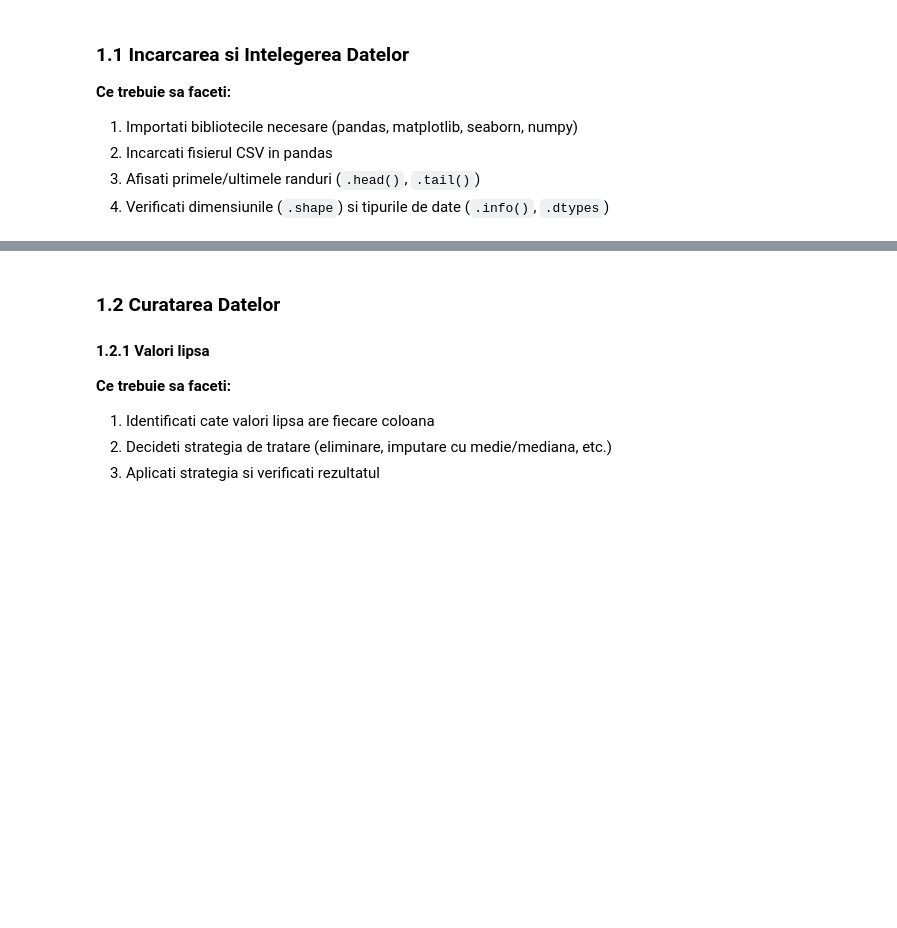
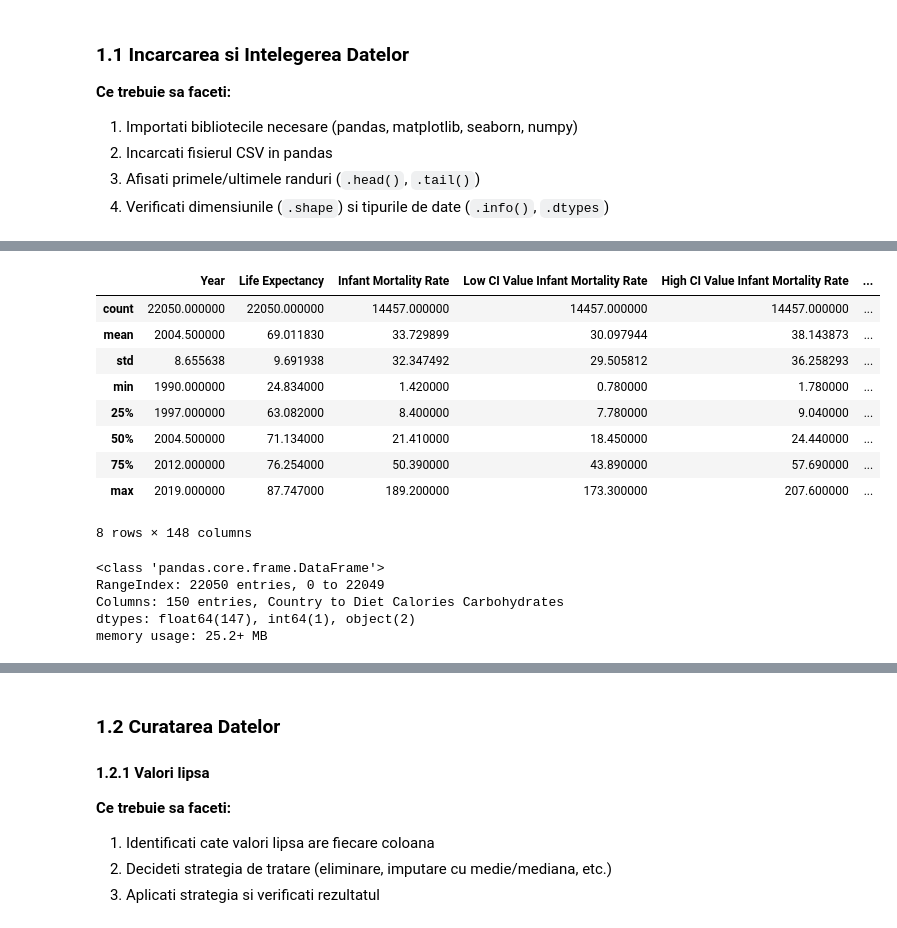
Before and after one commit to monica-raluca/AAD, a Jupyter notebook: AAD_Project.ipynb, the cells around one changed output, grey strips where cells are left out. Cells and saved outputs as stored; diff of their text form; code cells hidden in the pictures; blank space fills up the shorter version.

Commit message:
Uploaded & explored data

```diff
--- a/AAD_Project.ipynb
+++ b/AAD_Project.ipynb
@@ -109,4 +117,5 @@ import numpy as np
 # %%
 # TODO: Incarcati datasetul vostru
 # df = pd.read_csv('calea/catre/fisierul_vostru.csv')
-df = None
+df_big = pd.read_csv('./data/UnifiedDataset.csv')
+df_price = pd.read_csv('./data/price_of_healthy_diet_clean.csv')
@@ -119,2 +137,21 @@ df.head()
+# %%
+df_big.describe()
+# %% [output]
+|  | Year | Life Expectancy | Infant Mortality Rate | Low CI Value Infant Mortality Rate | High CI Value Infant Mortality Rate | ... |
+| count | 22050.000000 | 22050.000000 | 14457.000000 | 14457.000000 | 14457.000000 | ... |
+| mean | 2004.500000 | 69.011830 | 33.729899 | 30.097944 | 38.143873 | ... |
+| std | 8.655638 | 9.691938 | 32.347492 | 29.505812 | 36.258293 | ... |
+| min | 1990.000000 | 24.834000 | 1.420000 | 0.780000 | 1.780000 | ... |
+| 25% | 1997.000000 | 63.082000 | 8.400000 | 7.780000 | 9.040000 | ... |
+| 50% | 2004.500000 | 71.134000 | 21.410000 | 18.450000 | 24.440000 | ... |
+| 75% | 2012.000000 | 76.254000 | 50.390000 | 43.890000 | 57.690000 | ... |
+| max | 2019.000000 | 87.747000 | 189.200000 | 173.300000 | 207.600000 | ... |
+8 rows × 148 columns
 # %%
-df.info()
+df_big.info()
+# %% [output]
+<class 'pandas.core.frame.DataFrame'>
+RangeIndex: 22050 entries, 0 to 22049
+Columns: 150 entries, Country to Diet Calories Carbohydrates
+dtypes: float64(147), int64(1), object(2)
+memory usage: 25.2+ MB
```
Also changed, not shown: parts of 11 cells of this notebook.
